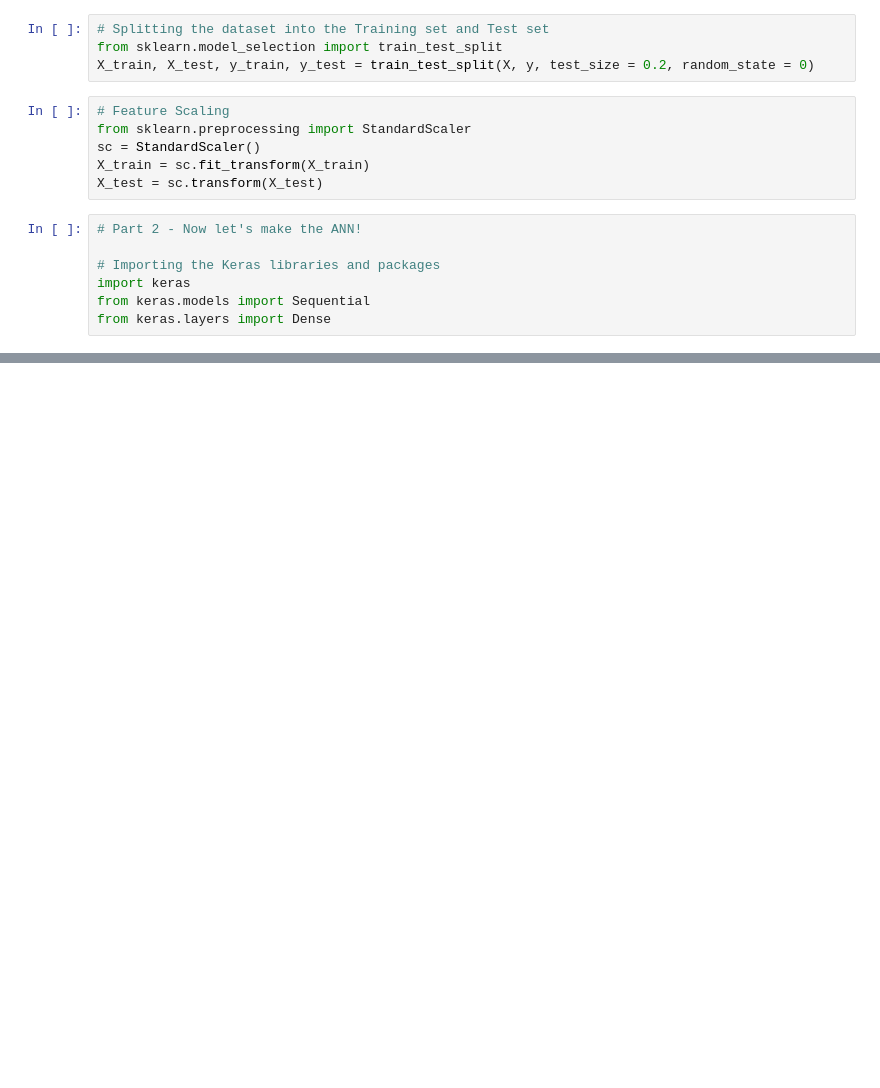
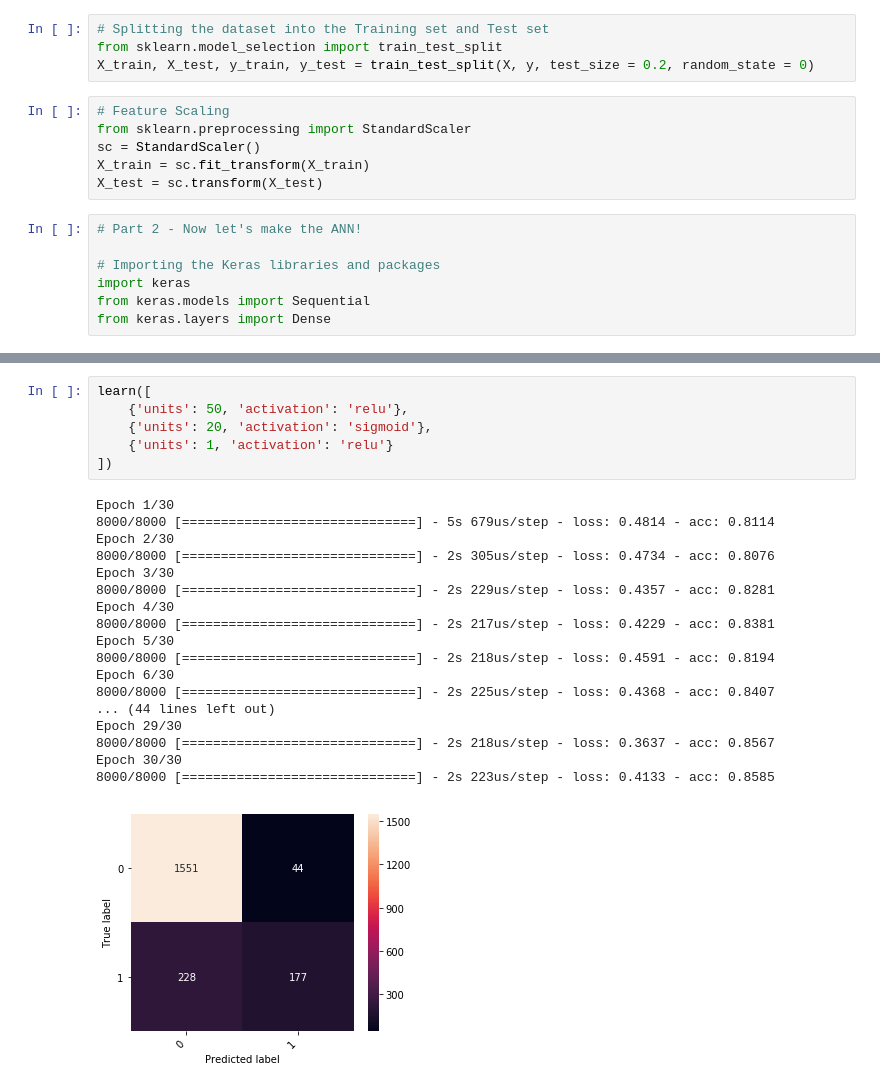
Before and after one commit to deeplearningunb/building-ann, a Jupyter notebook: ArtificialNeuralNetwork.ipynb, the cells around one changed output, grey strips where cells are left out. Saved outputs shown, nothing was run; the diff lists cells and outputs as text; blank space fills up the shorter version.

```diff
--- a/ArtificialNeuralNetwork.ipynb
+++ b/ArtificialNeuralNetwork.ipynb
@@ -81,0 +183,25 @@ cm = confusion_matrix(y_test, y_pred)
+# %%
+learn([
+    {'units': 50, 'activation': 'relu'},
+    {'units': 20, 'activation': 'sigmoid'},
+    {'units': 1, 'activation': 'relu'}
+])
+# %% [output]
+Epoch 1/30
+8000/8000 [==============================] - 5s 679us/step - loss: 0.4814 - acc: 0.8114
+Epoch 2/30
+8000/8000 [==============================] - 2s 305us/step - loss: 0.4734 - acc: 0.8076
+Epoch 3/30
+8000/8000 [==============================] - 2s 229us/step - loss: 0.4357 - acc: 0.8281
+Epoch 4/30
+8000/8000 [==============================] - 2s 217us/step - loss: 0.4229 - acc: 0.8381
+Epoch 5/30
+8000/8000 [==============================] - 2s 218us/step - loss: 0.4591 - acc: 0.8194
+Epoch 6/30
+8000/8000 [==============================] - 2s 225us/step - loss: 0.4368 - acc: 0.8407
+... (44 lines left out)
+Epoch 29/30
+8000/8000 [==============================] - 2s 218us/step - loss: 0.3637 - acc: 0.8567
+Epoch 30/30
+8000/8000 [==============================] - 2s 223us/step - loss: 0.4133 - acc: 0.8585
+[figure, added]
```
Also changed, not shown: parts of 11 cells of this notebook.
